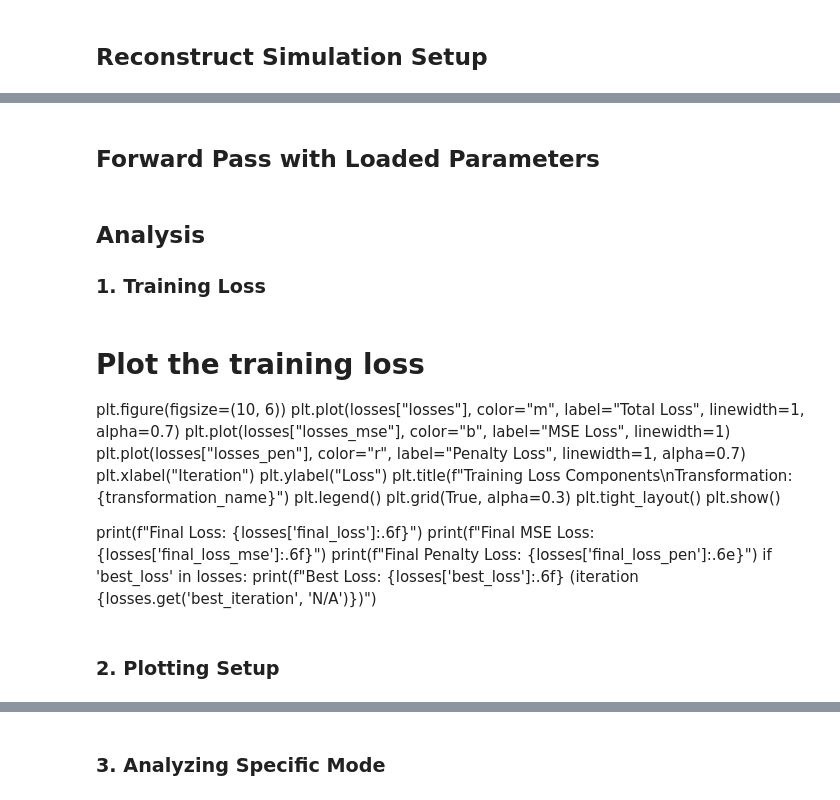
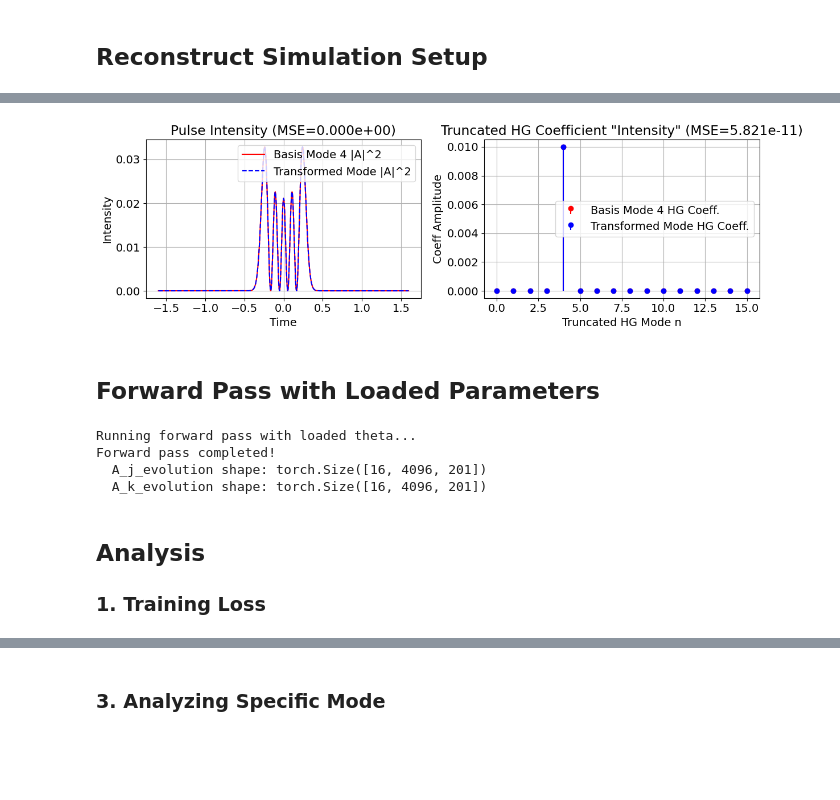
Before and after one commit to lukass16/LGW-Lab-NLSE, a Jupyter notebook: NLSE in PyTorch/analyze_xpm_unitary.ipynb, the cells around one changed output, grey strips where cells are left out. Drawn from its saved outputs; the diff is of its cells as text; code cells hidden in the pictures; blank space fills up the shorter version.

```diff
--- a/NLSE in PyTorch/analyze_xpm_unitary.ipynb
+++ b/NLSE in PyTorch/analyze_xpm_unitary.ipynb
@@ -110,6 +23,6 @@ def is_unitary(matrix, atol=1e-5):
 # %%
 # Specify the run directory to analyze
 # You can change this to point to any run directory
-run_dir = Path("res/16-modes-high-n-high-N/")  # Change this to your run directory
+run_dir = Path("res/basic-identity/")  # Change this to your run directory
 
 print(f"Analyzing run directory: {run_dir}")
@@ -145,21 +63,3 @@ print(f"Losses loaded from: {losses_path}")
-# %%
-# Device configuration for GPU support
-device_config = config.get("device", {})
-use_cuda = device_config.get("use_cuda", True) and torch.cuda.is_available()
-if use_cuda:
-    device_id = device_config.get("device_id", 0)
-    device = torch.device(f"cuda:{device_id}")
-    print(f"Using device: {device}")
-    print(f"GPU: {torch.cuda.get_device_name(device_id)}")
-    print(f"Memory Available: {torch.cuda.get_device_properties(device_id).total_memory / 1e9:.2f} GB")
-else:
-    device = torch.device("cpu")
-    print(f"Using device: {device}")
-
-# Move theta to device
-theta = theta.to(device)
-if U_loaded is not None:
-    U_loaded = U_loaded.to(device)
 # %% [markdown]
 ## **Reconstruct Simulation Setup**
 # %%
@@ -271,3 +183,9 @@ plt.show()
+# %%
+# test transformation
+mode_num = 4
+analyze(x[mode_num], y[mode_num], hg_basis, dt, B, Lt, Nt, label1=f"Basis Mode {mode_num}", label2="Transformed Mode")
+# %% [output]
+[figure, added]
 # %% [markdown]
 ## **Forward Pass with Loaded Parameters**
 # %%
@@ -292,28 +210,12 @@ print(f"  A_k_evolution shape: {A_k_evolution.shape}")
 
 # Get trained strong pulse
 Ain_k_trained = hg_to_time(theta, hg_basis)
+# %% [output]
+Running forward pass with loaded theta...
+Forward pass completed!
+  A_j_evolution shape: torch.Size([16, 4096, 201])
+  A_k_evolution shape: torch.Size([16, 4096, 201])
 # %% [markdown]
 ## **Analysis**
 
 ### 1. Training Loss
-# %% [markdown]
-# Plot the training loss
-plt.figure(figsize=(10, 6))
-plt.plot(losses["losses"], color="m", label="Total Loss", linewidth=1, alpha=0.7)
-plt.plot(losses["losses_mse"], color="b", label="MSE Loss", linewidth=1)
-plt.plot(losses["losses_pen"], color="r", label="Penalty Loss", linewidth=1, alpha=0.7)
-plt.xlabel("Iteration")
-plt.ylabel("Loss")
-plt.title(f"Training Loss Components\nTransformation: {transformation_name}")
-plt.legend()
-plt.grid(True, alpha=0.3)
-plt.tight_layout()
-plt.show()
-
-print(f"Final Loss: {losses['final_loss']:.6f}")
-print(f"Final MSE Loss: {losses['final_loss_mse']:.6f}")
-print(f"Final Penalty Loss: {losses['final_loss_pen']:.6e}")
-if 'best_loss' in losses:
-    print(f"Best Loss: {losses['best_loss']:.6f} (iteration {losses.get('best_iteration', 'N/A')})")
-# %% [markdown]
-### 2. Plotting Setup
```
Also changed, not shown: parts of 27 cells of this notebook, 3 other files.
